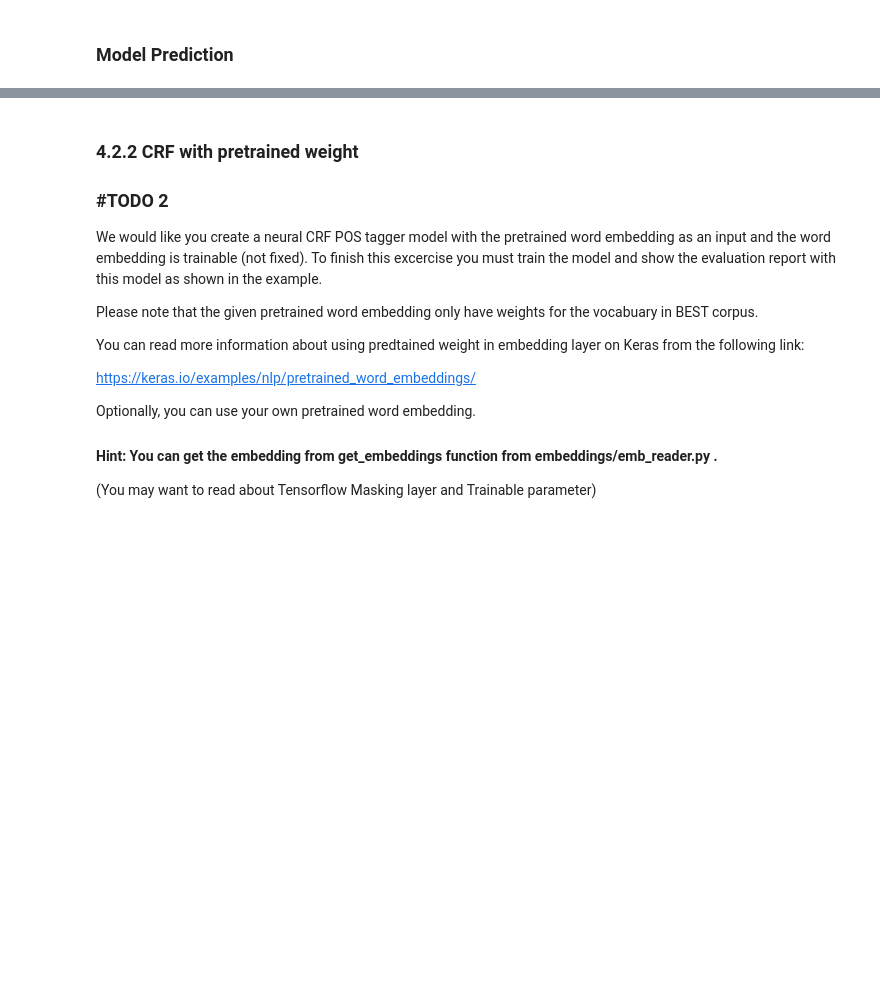
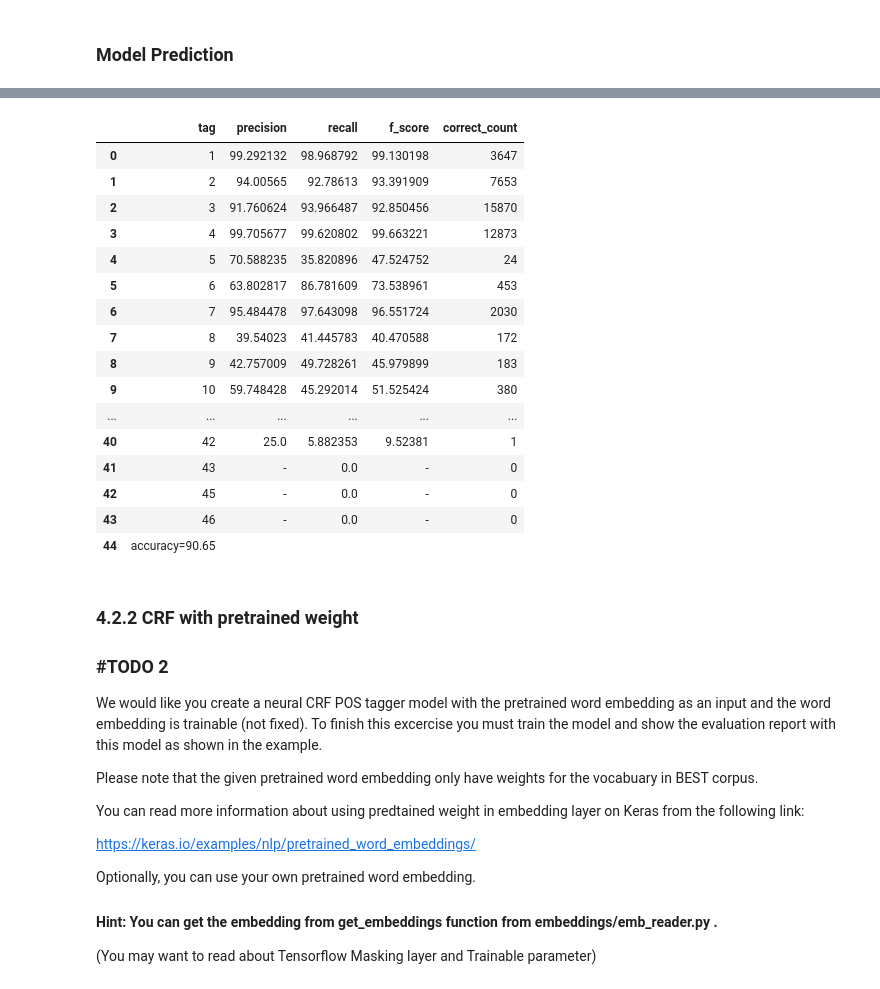
Before and after one commit to AthimetA/FRA501_Natural_Language_Processing, a Jupyter notebook: Homework/HW1/HW1.3_PoS_tagging.ipynb, the cells around one changed output, grey strips where cells are left out. Drawn from its saved outputs; the diff is of its cells as text; code cells hidden in the pictures; blank space fills up the shorter version.

```diff
--- a/Homework/HW1/HW1.3_PoS_tagging.ipynb
+++ b/Homework/HW1/HW1.3_PoS_tagging.ipynb
@@ -389,0 +414,4 @@ his_pos_crf = model_train(x_train,y_train_pad,model_POS_CRF,POSConfig(),retrain=
+# %%
+from keras.models import load_model
+
+poswcrf = load_model("PoSwCRF_Save")
@@ -406,0 +440,11 @@ for data in y_crf_pred_temp:
+# %%
+poswcrf_pred_temp = poswcrf.predict(x_test)
+# Clear padding (Elements with value 0)
+poswcrf_pred = []
+for data in poswcrf_pred_temp:
+    temp = np.array([])
+    for tag in data:
+        if tag == 0:
+            break
+        temp = np.append(temp,tag)
+    poswcrf_pred.append(temp)
@@ -409,3 +473,23 @@ df_poscrf = evaluation_report(y_test, y_crf_pred)
+# %%
+df_poscrf_save = evaluation_report(y_test, poswcrf_pred)
+# %% [output]
+|  | tag | precision | recall | f_score | correct_count |
+| 0 | 1 | 99.292132 | 98.968792 | 99.130198 | 3647 |
+| 1 | 2 | 94.00565 | 92.78613 | 93.391909 | 7653 |
+| 2 | 3 | 91.760624 | 93.966487 | 92.850456 | 15870 |
+| 3 | 4 | 99.705677 | 99.620802 | 99.663221 | 12873 |
+| 4 | 5 | 70.588235 | 35.820896 | 47.524752 | 24 |
+| 5 | 6 | 63.802817 | 86.781609 | 73.538961 | 453 |
+| 6 | 7 | 95.484478 | 97.643098 | 96.551724 | 2030 |
+| 7 | 8 | 39.54023 | 41.445783 | 40.470588 | 172 |
+| 8 | 9 | 42.757009 | 49.728261 | 45.979899 | 183 |
+| 9 | 10 | 59.748428 | 45.292014 | 51.525424 | 380 |
+| ... | ... | ... | ... | ... | ... |
+| 40 | 42 | 25.0 | 5.882353 | 9.52381 | 1 |
+| 41 | 43 | - | 0.0 | - | 0 |
+| 42 | 45 | - | 0.0 | - | 0 |
+| 43 | 46 | - | 0.0 | - | 0 |
+| 44 | accuracy=90.65 |  |  |  |  |
 # %% [markdown]
 
 ### 4.2.2 CRF with pretrained weight
```
Also changed, not shown: parts of 7 cells of this notebook, 8 other files.
